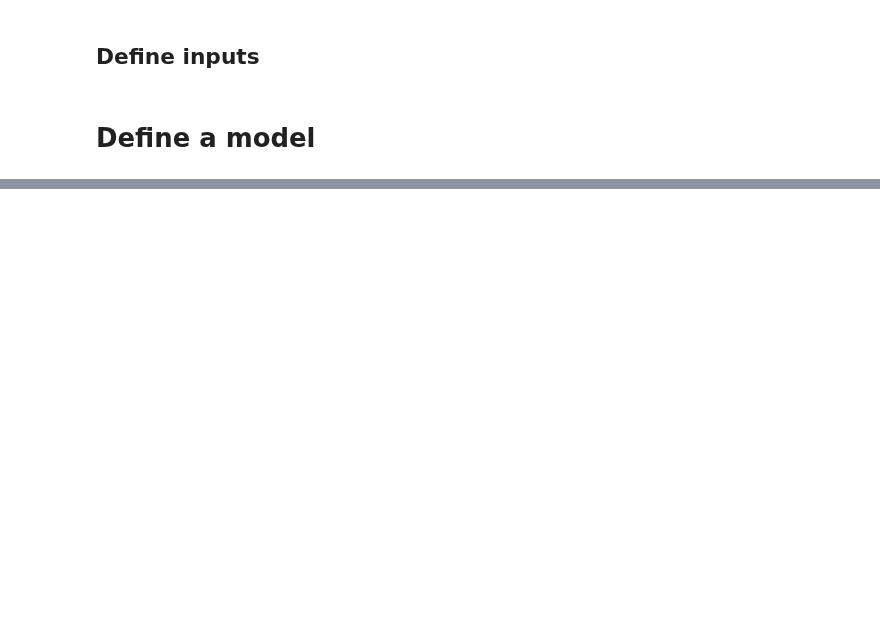
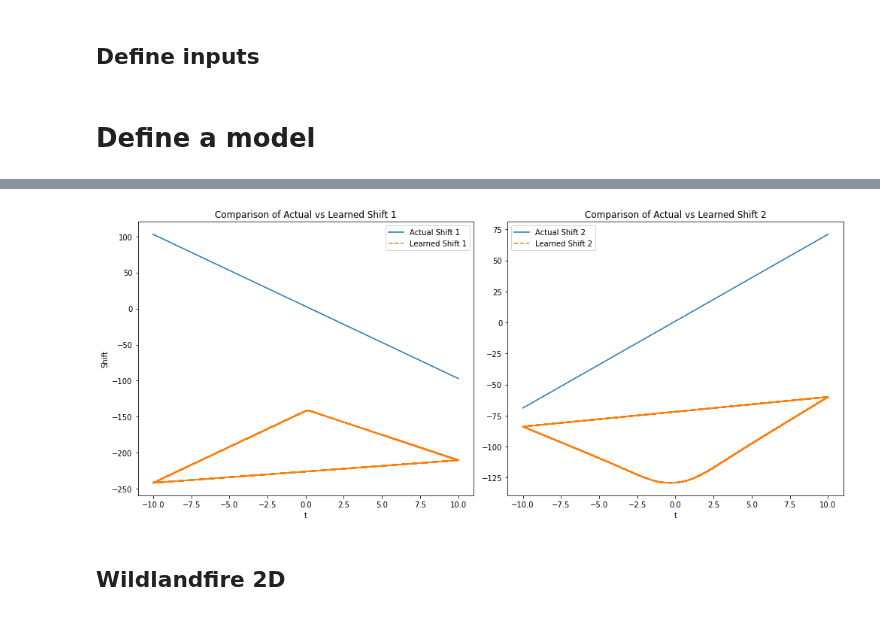
Before and after one commit to beatazor/low-rank-transport, a Jupyter notebook: notebooks/Shape_shift_NN.ipynb, the cells around one changed output, grey strips where cells are left out. Saved outputs shown, nothing was run; the diff lists cells and outputs as text; code cells hidden in the pictures; blank space fills up the shorter version.

```diff
--- a/notebooks/Shape_shift_NN.ipynb
+++ b/notebooks/Shape_shift_NN.ipynb
@@ -199,0 +250,32 @@ Text(0, 0.5, 'Position ($x_i$)')
+# %%
+shift_1_pred = shift1_pred.numpy().flatten()
+shift_2_pred = shift2_pred.numpy().flatten()
+
+actual_shift1 = np.polyval(coefficients1, inputs_tensor[:, 1:2].flatten())
+actual_shift2 = np.polyval(coefficients2, inputs_tensor[:, 1:2].flatten())
+
+plt.figure(figsize=(14, 6))
+
+# Plot for the first shift
+plt.subplot(1, 2, 1)
+plt.plot(inputs_tensor[:, 1:2].flatten(), actual_shift1, label='Actual Shift 1')
+plt.plot(inputs_tensor[:, 1:2].flatten(), shift_1_pred, label='Learned Shift 1', linestyle='--')
+plt.title('Comparison of Actual vs Learned Shift 1')
+plt.xlabel('t')
+plt.ylabel('Shift')
+plt.legend()
+
+# Plot for the second shift
+plt.subplot(1, 2, 2)
+plt.plot(inputs_tensor[:, 1:2].flatten(), actual_shift2, label='Actual Shift 2')
+plt.plot(inputs_tensor[:, 1:2].flatten(), shift_2_pred, label='Learned Shift 2', linestyle='--')
+plt.title('Comparison of Actual vs Learned Shift 2')
+plt.xlabel('t')
+plt.legend()
+
+plt.tight_layout()
+plt.show()
+# %% [output]
+[figure, added]
+# %% [markdown]
+## Wildlandfire 2D
```
Also changed, not shown: parts of 25 cells of this notebook.
